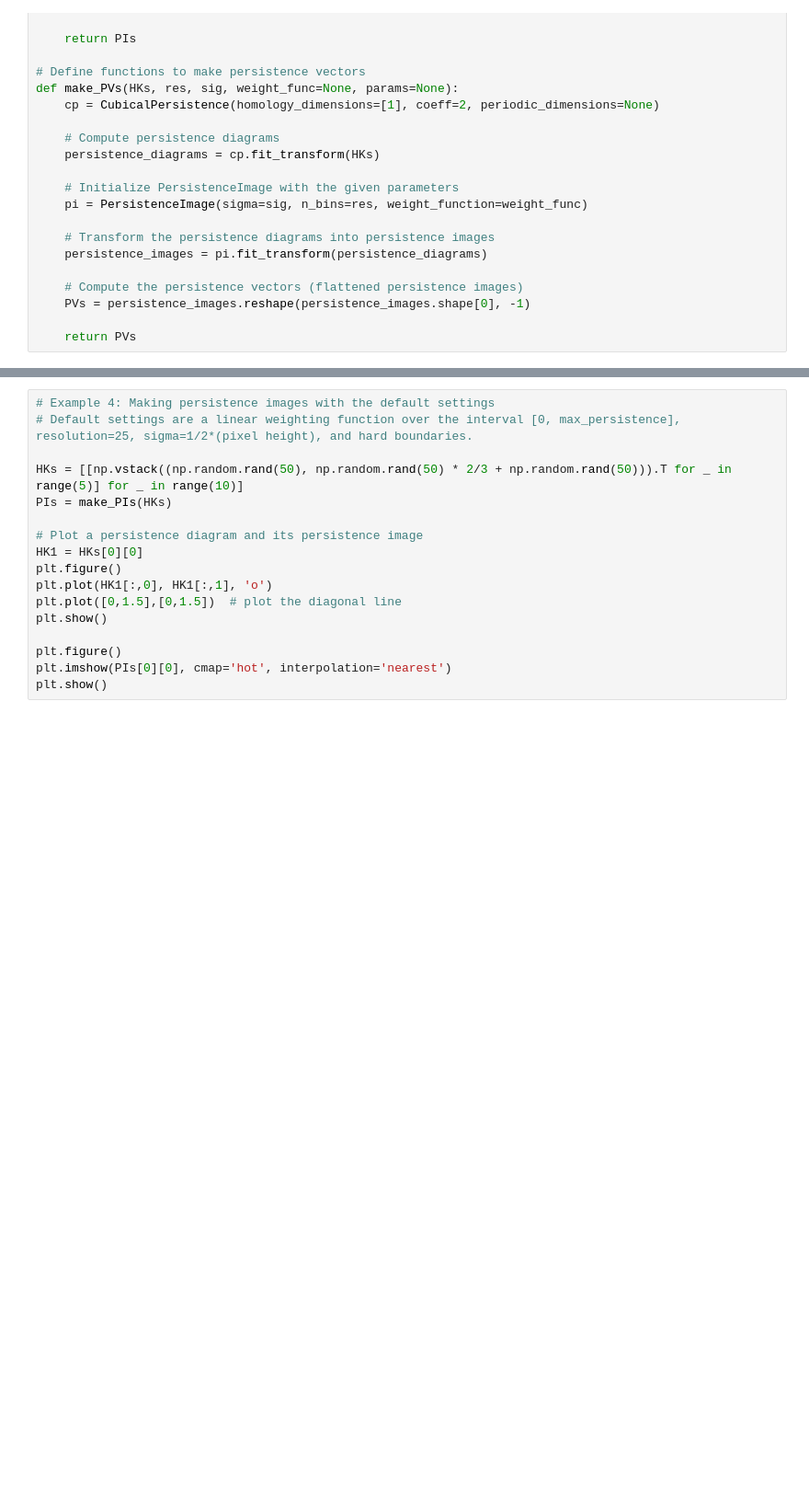
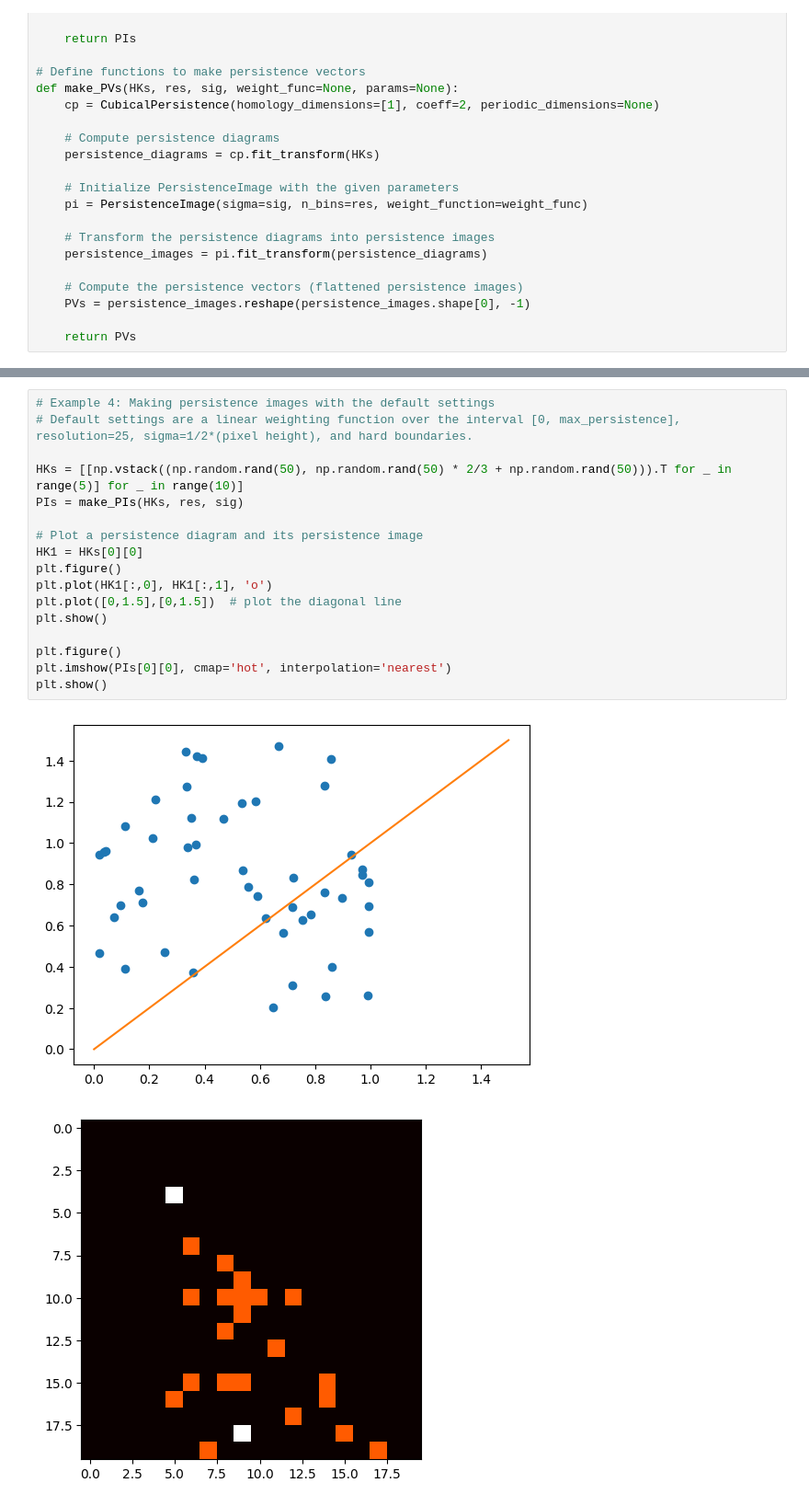
Before and after one commit to abbyheadstrom/FinalCodingProjectTDA, a Jupyter notebook: example_persistence_images.ipynb, the cells around one changed output, grey strips where cells are left out. Shown at 92% size. Saved outputs shown, nothing was run; the diff lists cells and outputs as text; blank space fills up the shorter version.

```diff
--- a/example_persistence_images.ipynb
+++ b/example_persistence_images.ipynb
@@ -203,17 +217,20 @@ plt.show()
 # %%
 # Example 4: Making persistence images with the default settings
 # Default settings are a linear weighting function over the interval [0, max_persistence], resolution=25, sigma=1/2*(pixel height), and hard boundaries.
 
 HKs = [[np.vstack((np.random.rand(50), np.random.rand(50) * 2/3 + np.random.rand(50))).T for _ in range(5)] for _ in range(10)]
-PIs = make_PIs(HKs)
+PIs = make_PIs(HKs, res, sig)
 
 # Plot a persistence diagram and its persistence image
 HK1 = HKs[0][0]
 plt.figure()
 plt.plot(HK1[:,0], HK1[:,1], 'o')
 plt.plot([0,1.5],[0,1.5])  # plot the diagonal line
 plt.show()
 
 plt.figure()
 plt.imshow(PIs[0][0], cmap='hot', interpolation='nearest')
 plt.show()
+# %% [output]
+[figure, added]
+[figure, added]
```
Also changed, not shown: parts of 6 cells of this notebook, 2 other files.
